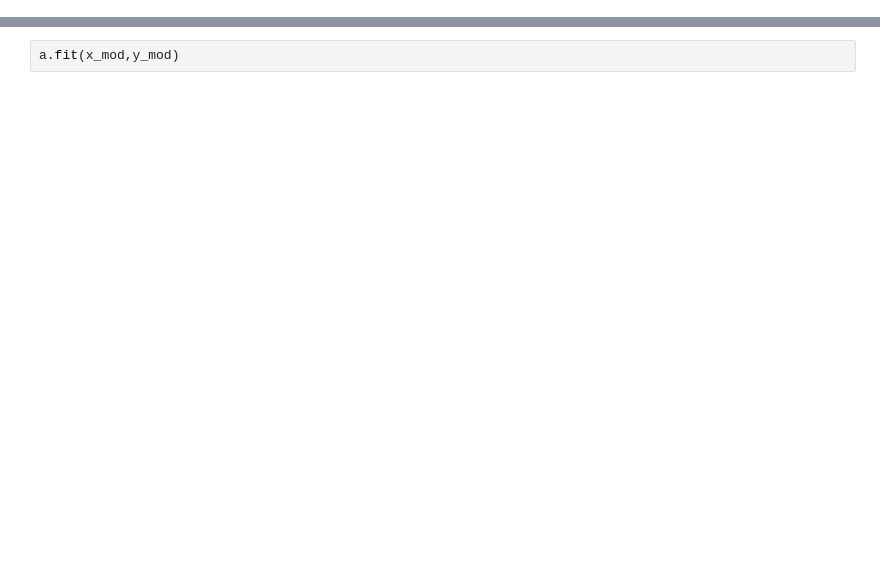
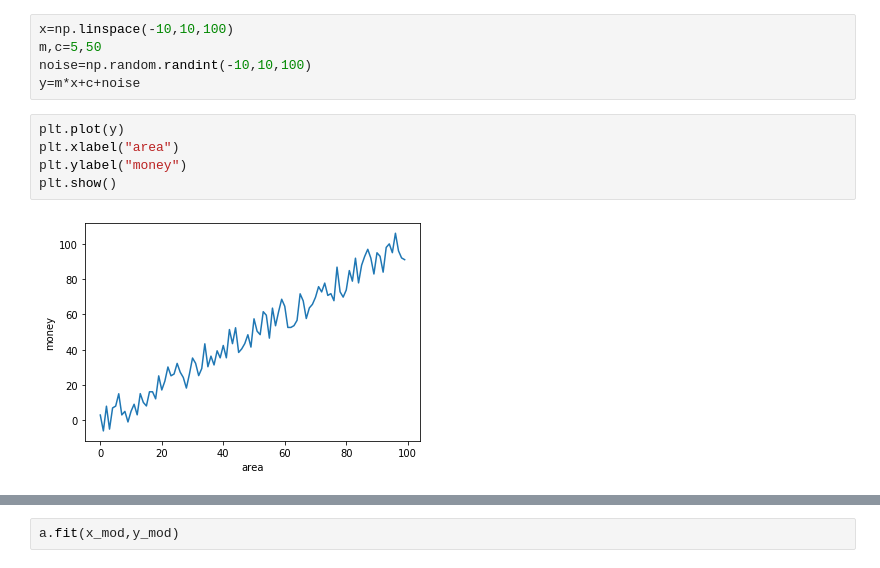
Before and after one commit to naman873/Python, a Jupyter notebook: twentysix/Untitled.ipynb, the cells around one changed output, grey strips where cells are left out. Drawn from its saved outputs; the diff is of its cells as text; blank space fills up the shorter version.

```diff
--- a/twentysix/Untitled.ipynb
+++ b/twentysix/Untitled.ipynb
@@ -4,0 +42,12 @@ from sklearn.linear_model import LinearRegression
+# %%
+x=np.linspace(-10,10,100)
+m,c=5,50
+noise=np.random.randint(-10,10,100)
+y=m*x+c+noise
+# %%
+plt.plot(y)
+plt.xlabel("area")
+plt.ylabel("money")
+plt.show()
+# %% [output]
+[figure, added]
```
Also changed, not shown: parts of 57 cells of this notebook, 13 other files.
